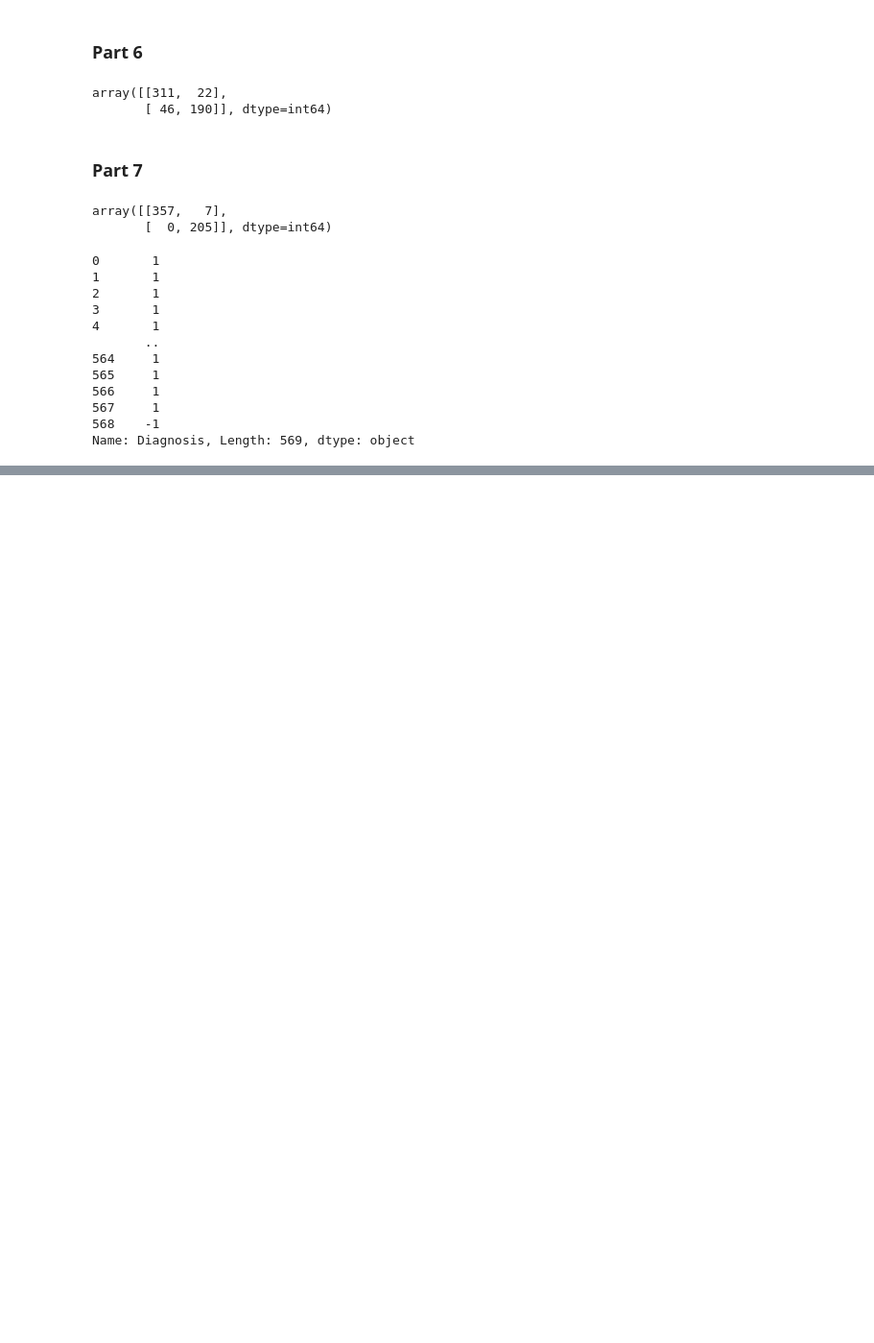
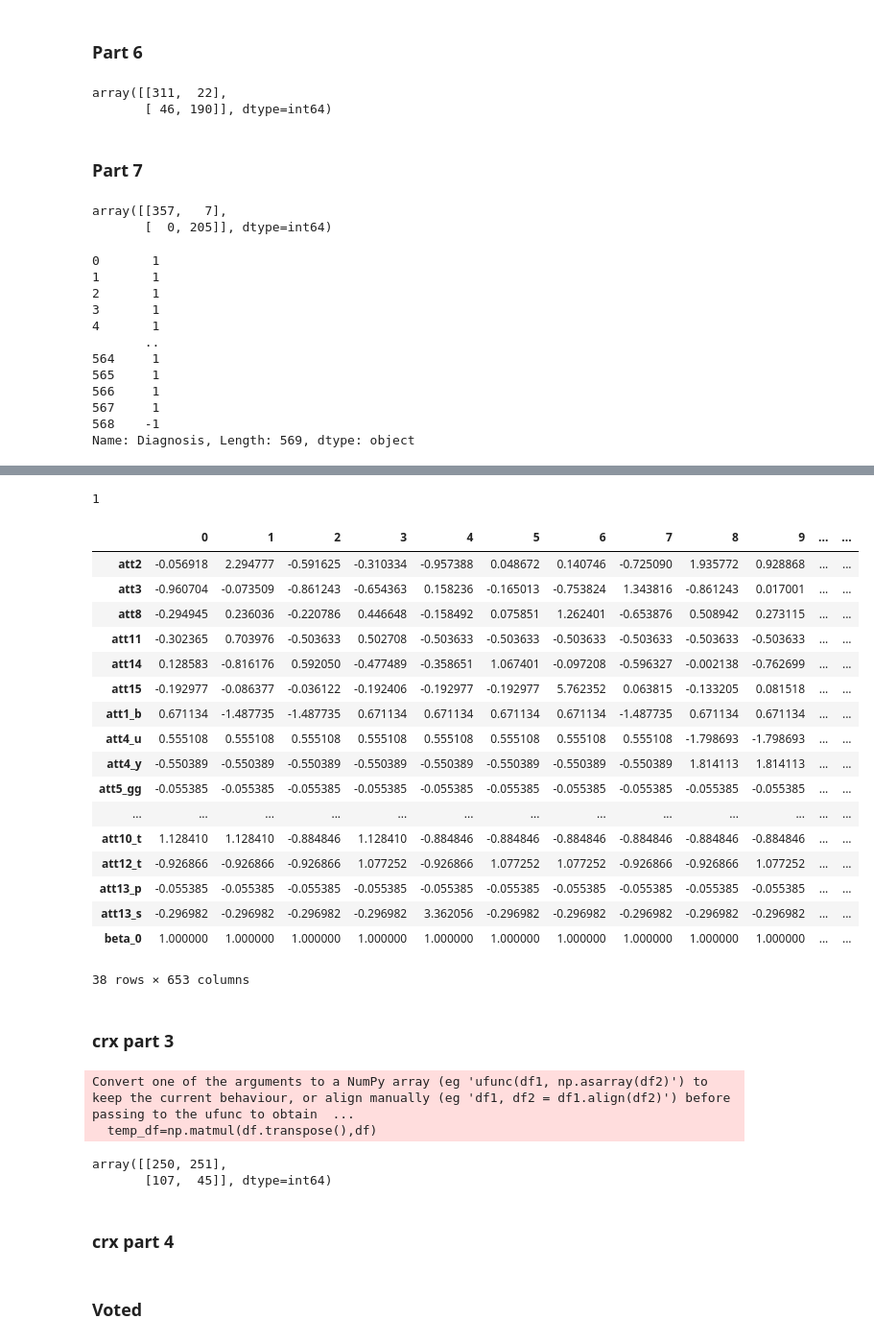
Before and after one commit to H24061024/2022MachineLearningHW, a Jupyter notebook: HW1/HW1_RE6111058.ipynb, the cells around one changed output, grey strips where cells are left out. Shown at 96% size. Drawn from its saved outputs; the diff is of its cells as text; code cells hidden in the pictures; blank space fills up the shorter version.

```diff
--- a/HW1/HW1_RE6111058.ipynb
+++ b/HW1/HW1_RE6111058.ipynb
@@ -416,0 +456,3 @@ Name: Diagnosis, Length: 569, dtype: object
+# %%
+crx['att2']=pd.to_numeric(crx['att2'])
+crx['att14']=pd.to_numeric(crx['att14'])
@@ -416,0 +475,2 @@ Name: Diagnosis, Length: 569, dtype: object
+# %%
+crx_dummy=pd.get_dummies(crx.iloc[:,0:15],drop_first=True)
@@ -416,0 +496,5 @@ Name: Diagnosis, Length: 569, dtype: object
+# %%
+crx_dummy=(crx_dummy-crx_dummy.mean())/crx_dummy.std()
+# %%
+crx_dummy['beta_0']=[1]*len(crx_dummy)
+crx_dummy['beta_0']=pd.to_numeric(crx_dummy['beta_0'])
@@ -416,0 +552,44 @@ Name: Diagnosis, Length: 569, dtype: object
+# %%
+crx_label[0]
+# %% [output]
+1
+# %%
+crx_dummy.transpose()
+# %% [output]
+|  | 0 | 1 | 2 | 3 | 4 | 5 | 6 | 7 | 8 | 9 | ... | ... |
+| att2 | -0.056918 | 2.294777 | -0.591625 | -0.310334 | -0.957388 | 0.048672 | 0.140746 | -0.725090 | 1.935772 | 0.928868 | ... | ... |
+| att3 | -0.960704 | -0.073509 | -0.861243 | -0.654363 | 0.158236 | -0.165013 | -0.753824 | 1.343816 | -0.861243 | 0.017001 | ... | ... |
+| att8 | -0.294945 | 0.236036 | -0.220786 | 0.446648 | -0.158492 | 0.075851 | 1.262401 | -0.653876 | 0.508942 | 0.273115 | ... | ... |
+| att11 | -0.302365 | 0.703976 | -0.503633 | 0.502708 | -0.503633 | -0.503633 | -0.503633 | -0.503633 | -0.503633 | -0.503633 | ... | ... |
+| att14 | 0.128583 | -0.816176 | 0.592050 | -0.477489 | -0.358651 | 1.067401 | -0.097208 | -0.596327 | -0.002138 | -0.762699 | ... | ... |
+| att15 | -0.192977 | -0.086377 | -0.036122 | -0.192406 | -0.192977 | -0.192977 | 5.762352 | 0.063815 | -0.133205 | 0.081518 | ... | ... |
+| att1_b | 0.671134 | -1.487735 | -1.487735 | 0.671134 | 0.671134 | 0.671134 | 0.671134 | -1.487735 | 0.671134 | 0.671134 | ... | ... |
+| att4_u | 0.555108 | 0.555108 | 0.555108 | 0.555108 | 0.555108 | 0.555108 | 0.555108 | 0.555108 | -1.798693 | -1.798693 | ... | ... |
+| att4_y | -0.550389 | -0.550389 | -0.550389 | -0.550389 | -0.550389 | -0.550389 | -0.550389 | -0.550389 | 1.814113 | 1.814113 | ... | ... |
+| att5_gg | -0.055385 | -0.055385 | -0.055385 | -0.055385 | -0.055385 | -0.055385 | -0.055385 | -0.055385 | -0.055385 | -0.055385 | ... | ... |
+| ... | ... | ... | ... | ... | ... | ... | ... | ... | ... | ... | ... | ... |
+| att10_t | 1.128410 | 1.128410 | -0.884846 | 1.128410 | -0.884846 | -0.884846 | -0.884846 | -0.884846 | -0.884846 | -0.884846 | ... | ... |
+| att12_t | -0.926866 | -0.926866 | -0.926866 | 1.077252 | -0.926866 | 1.077252 | 1.077252 | -0.926866 | -0.926866 | 1.077252 | ... | ... |
+| att13_p | -0.055385 | -0.055385 | -0.055385 | -0.055385 | -0.055385 | -0.055385 | -0.055385 | -0.055385 | -0.055385 | -0.055385 | ... | ... |
+| att13_s | -0.296982 | -0.296982 | -0.296982 | -0.296982 | 3.362056 | -0.296982 | -0.296982 | -0.296982 | -0.296982 | -0.296982 | ... | ... |
+| beta_0 | 1.000000 | 1.000000 | 1.000000 | 1.000000 | 1.000000 | 1.000000 | 1.000000 | 1.000000 | 1.000000 | 1.000000 | ... | ... |
+38 rows × 653 columns
+# %% [markdown]
+### crx part 3
+# %%
+least_beta_crx=least_squares(crx_dummy,crx_dummy_label)
+crxlabel_pred_least=[]
+for i in range(0,len(crx_dummy_label)):
+    crxlabel_pred_least.append(predict_value(least_beta_crx,crx_dummy.iloc[i]))
+# %% [output]
+Convert one of the arguments to a NumPy array (eg 'ufunc(df1, np.asarray(df2)') to keep the current behaviour, or align manually (eg 'df1, df2 = df1.align(df2)') before passing to the ufunc to obtain  ...
+  temp_df=np.matmul(df.transpose(),df)
+# %%
+confusion_matrix(crxlabel_pred_least,list(crx_dummy_label))
+# %% [output]
+array([[250, 251],
+       [107,  45]], dtype=int64)
+# %% [markdown]
+### crx part 4
+# %% [markdown]
+### Voted
```
Also changed, not shown: parts of 27 cells of this notebook.
